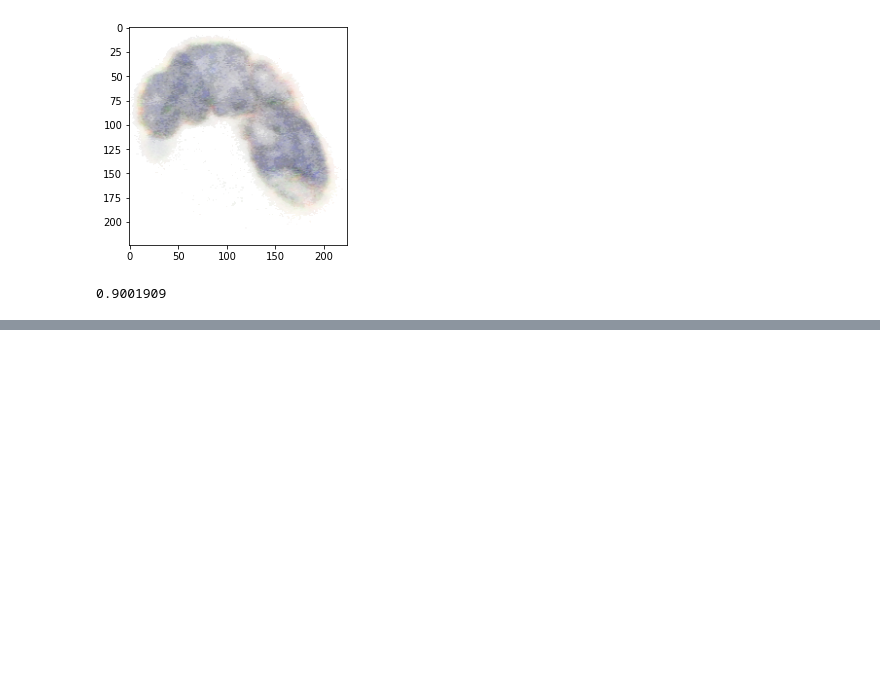
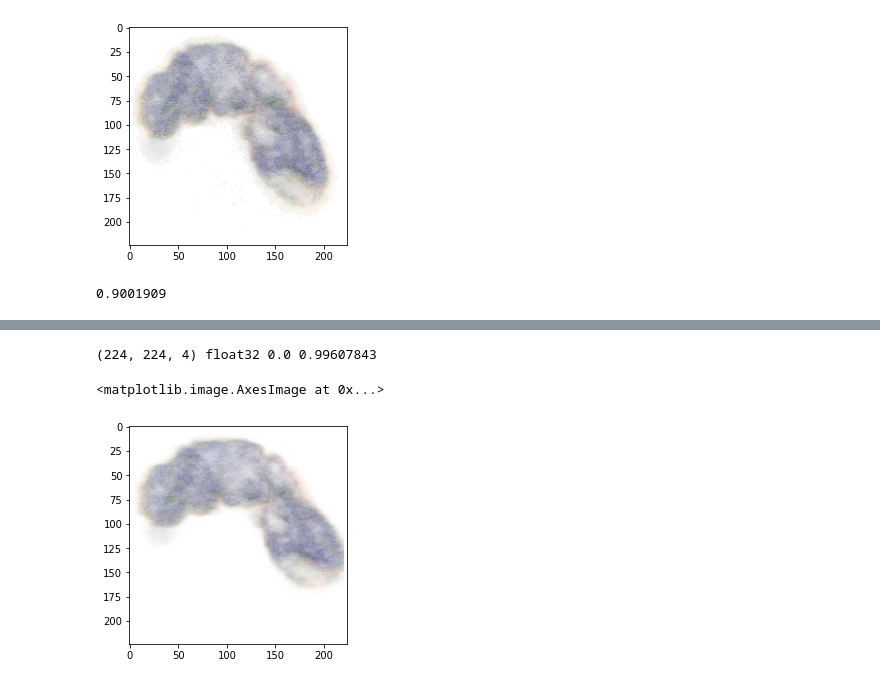
Before and after one commit to yuvaramsingh94/human_protein_atlas, a Jupyter notebook: code/initial_cell_segmentation.ipynb, the cells around one changed output, grey strips where cells are left out. Drawn from its saved outputs; the diff is of its cells as text; code cells hidden in the pictures; blank space fills up the shorter version.

```diff
--- a/code/initial_cell_segmentation.ipynb
+++ b/code/initial_cell_segmentation.ipynb
@@ -685,0 +704,24 @@ aug_single.max()
+# %%
+aug_fn = albu.Compose(
+        [
+            # albu.OneOf([albu.RandomBrightness(limit=.15), albu.RandomContrast(limit=.3), albu.RandomGamma()], p=.25),
+            #RandomAugMix(p=1.),#checked
+
+            #albu.HorizontalFlip(p=1.),#checked
+            #albu.VerticalFlip(p=1.),#checked
+            #
+            #albu.ShiftScaleRotate(shift_limit=0.2, scale_limit=0.4, rotate_limit=40, border_mode = 1, p=1.),
+            #albu.ElasticTransform(alpha=1, sigma=50, alpha_affine=50, border_mode=1,  p=1.),
+            #albu.OpticalDistortion(distort_limit=0.05, shift_limit=0.05, interpolation=1, border_mode=1, p=1.),
+            albu.GridDistortion(num_steps=5, distort_limit=0.3, interpolation=1, border_mode=1, p=1.0),
+            albu.ToFloat(max_value=255.,always_apply=True),
+        ]
+    )
+# %%
+vv = aug_fn(image= single_img)["image"]
+print(vv.shape,vv.dtype,vv.min(),vv.max())
+plt.imshow(vv)
+# %% [output]
+(224, 224, 4) float32 0.0 0.99607843
+<matplotlib.image.AxesImage at 0x...>
+[figure, added]
```
Also changed, not shown: parts of 5 cells of this notebook, 5 other files.
